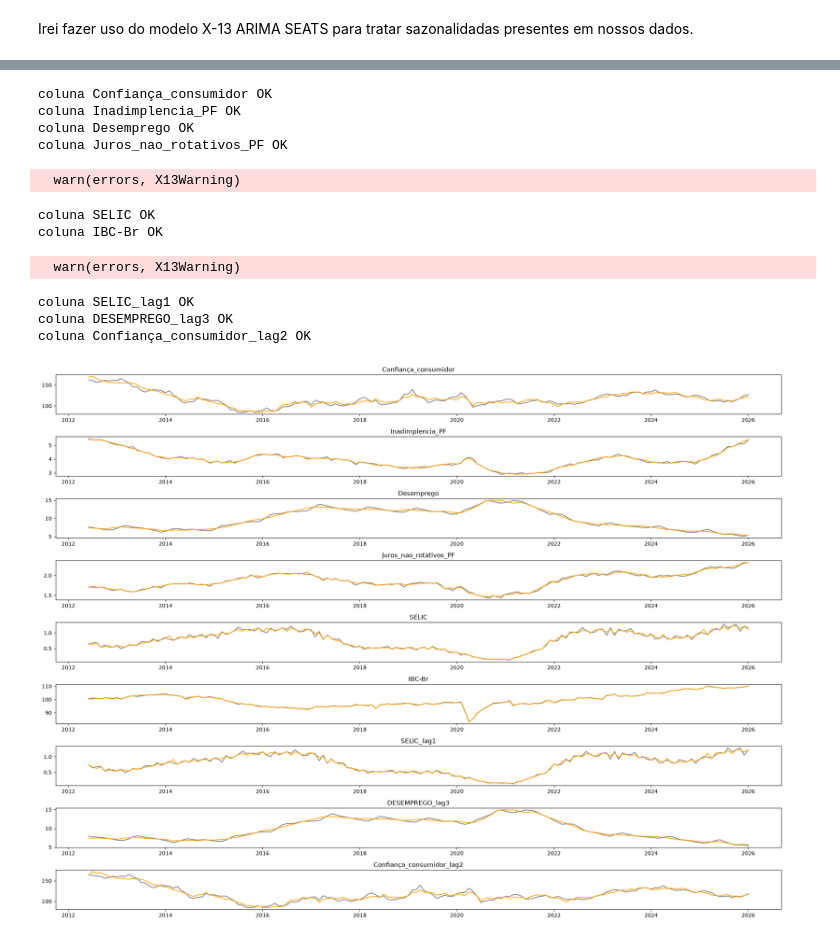
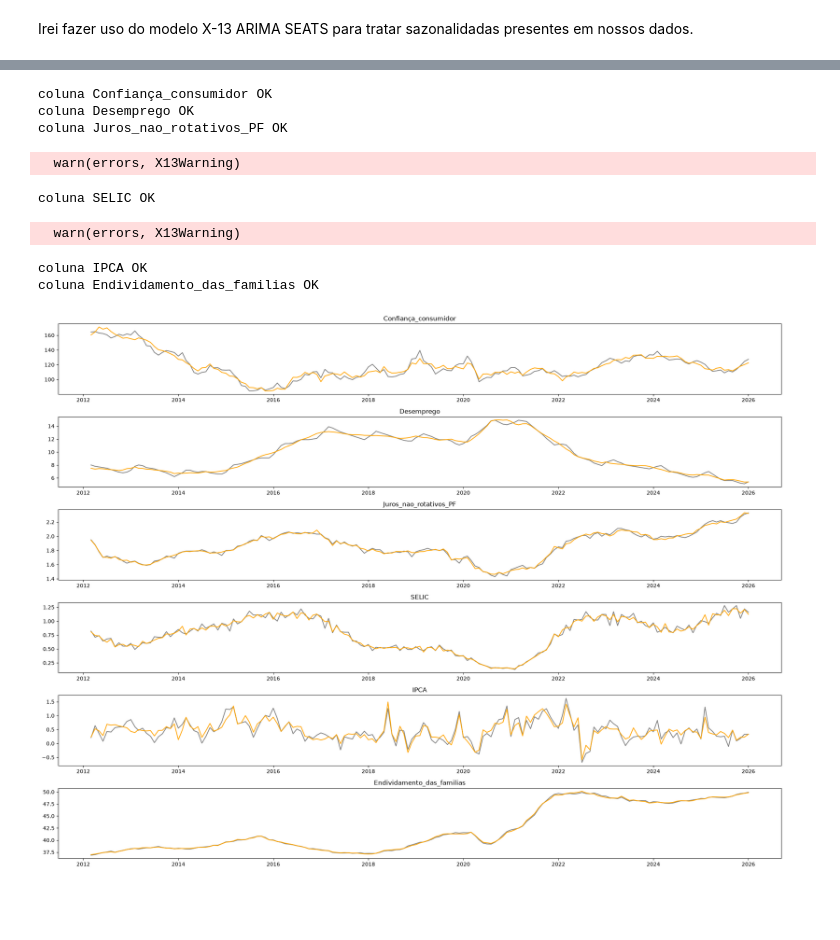
Before and after one commit to WesleySouza13/MacroEconomic-Modeling-Inverse-Problems-for-Default-Estimation-, a Jupyter notebook: notebooks/EDA.ipynb, the cells around one changed output, grey strips where cells are left out. Drawn from its saved outputs; the diff is of its cells as text; code cells hidden in the pictures; blank space fills up the shorter version.

```diff
--- a/notebooks/EDA.ipynb
+++ b/notebooks/EDA.ipynb
@@ -145,6 +153,6 @@ df
 # %%
 # plotando series agrupadas
-fig, ax = plt.subplots(2, 3, figsize=(15,8))
+fig, ax = plt.subplots(2, 4, figsize=(15,8))
 for num, axes in zip(df.columns, ax.ravel()):
     axes.plot(df[num], color='blue')
     axes.set_title(f'{num}')
@@ -172,7 +181,7 @@ Index(['Confiança_consumidor', 'Inadimplencia_PF', 'Desemprego',
 # relacionando taxas com o desemprego
 desemprego = df['Desemprego']
 corr_desemprego = df.corr()['Desemprego']
-fig, ax = plt.subplots(2, 3, figsize=(20,8))
+fig, ax = plt.subplots(2, 4, figsize=(20,8))
 for i, axes, corr in zip(df.columns, ax.ravel(), corr_desemprego):
     axes.plot(desemprego, color='red', label='Desemprego')
     axes.plot(df[i],label=f'{i}')
@@ -388,10 +400,4 @@ X-13 ARIMA SEATS
 # %% [markdown]
 Irei fazer uso do modelo X-13 ARIMA SEATS para tratar sazonalidadas presentes em nossos dados.
 # %%
-X_train = X_train.drop(['Juros_nao_rotativos_PF_lag12', 'SELIC_lag12', 'PANDEMIA'], axis=1)
+X_train = X_train.drop(['Juros_nao_rotativos_PF_lag12', 'SELIC_lag12', 'PANDEMIA', 'Inadimplencia_PF'], axis=1)
-# %%
-# criando atrasos
-X_train['SELIC_lag1'] = X_train['SELIC'].shift(1)
-X_train['DESEMPREGO_lag3'] = X_train['Desemprego'].shift(3)
-X_train['Confiança_consumidor_lag2'] = X_train['Confiança_consumidor'].shift(2)
-X_train = X_train.dropna()
@@ -398,26 +421,23 @@ X_train = X_train.dropna()
 # %%
 X13_PATH = "C:\\Users\\souza\\Downloads\\x13as_ascii-v1-1-b62 (1)\\x13as"
-
-fig, axes = plt.subplots(X_train.shape[1], 1, figsize=(20,15))
-for x13_cols, ax in zip(X_train.columns, axes):
+sazo_cols = ['Confiança_consumidor', 'Desemprego', 'Juros_nao_rotativos_PF', 'SELIC', 'IPCA', 'Endividamento_das_familias']
+fig, axes = plt.subplots(len(sazo_cols), 1, figsize=(20,15))
+for x13_cols, ax in zip(sazo_cols, axes):
     original = X_train[x13_cols]
     resultado = x13_arima_analysis(X_train[x13_cols], x12path=X13_PATH)
     X_train[x13_cols] = resultado.seasadj
     print(f'coluna {x13_cols} OK')
     ax.plot(original, label='original', color='grey')
     ax.plot(X_train[x13_cols], label='X-13 ARIMA SEATS', color='orange')
     ax.set_title(f'{x13_cols}')
     fig.tight_layout()
 # %% [output]
 coluna Confiança_consumidor OK
-coluna Inadimplencia_PF OK
 coluna Desemprego OK
 coluna Juros_nao_rotativos_PF OK
   warn(errors, X13Warning)
 coluna SELIC OK
-coluna IBC-Br OK
   warn(errors, X13Warning)
-coluna SELIC_lag1 OK
-coluna DESEMPREGO_lag3 OK
-coluna Confiança_consumidor_lag2 OK
+coluna IPCA OK
+coluna Endividamento_das_familias OK
-[figure, old version]
+[figure, new version]
```
Also changed, not shown: parts of 42 cells of this notebook, 13 other files.
